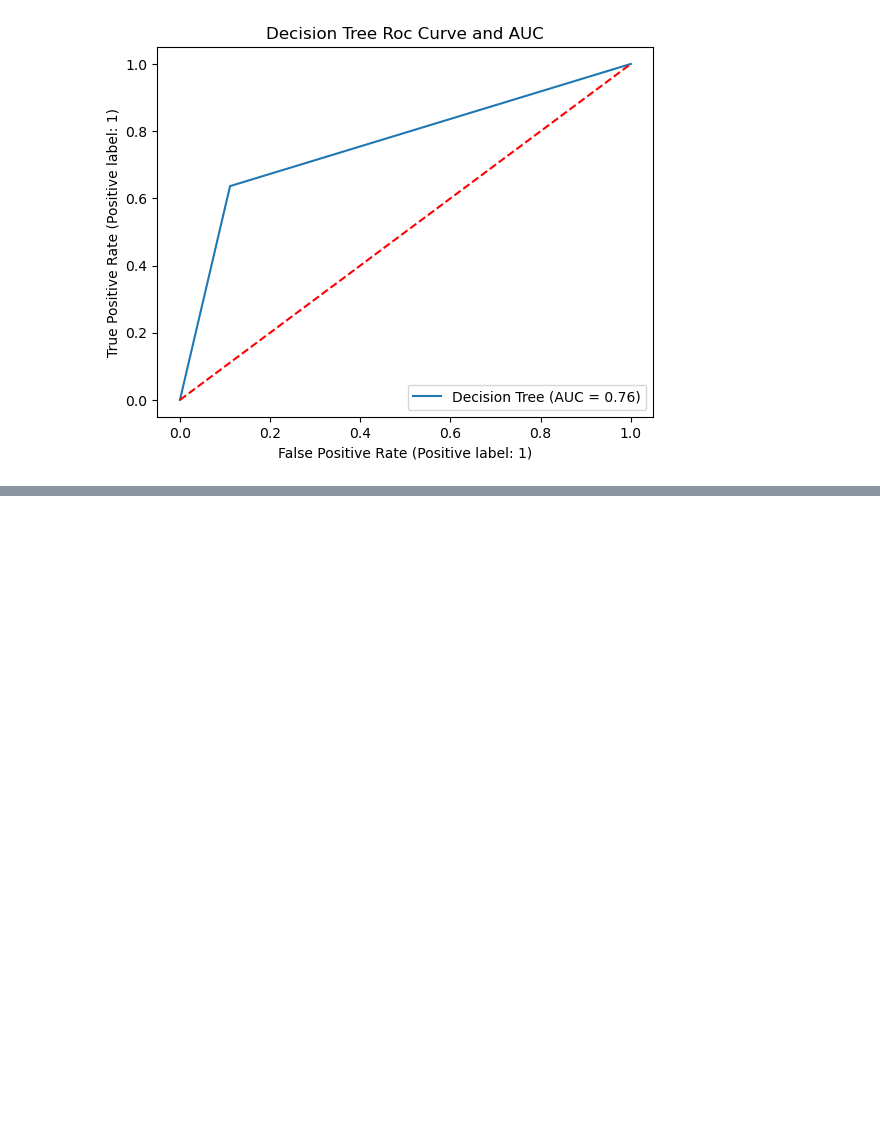
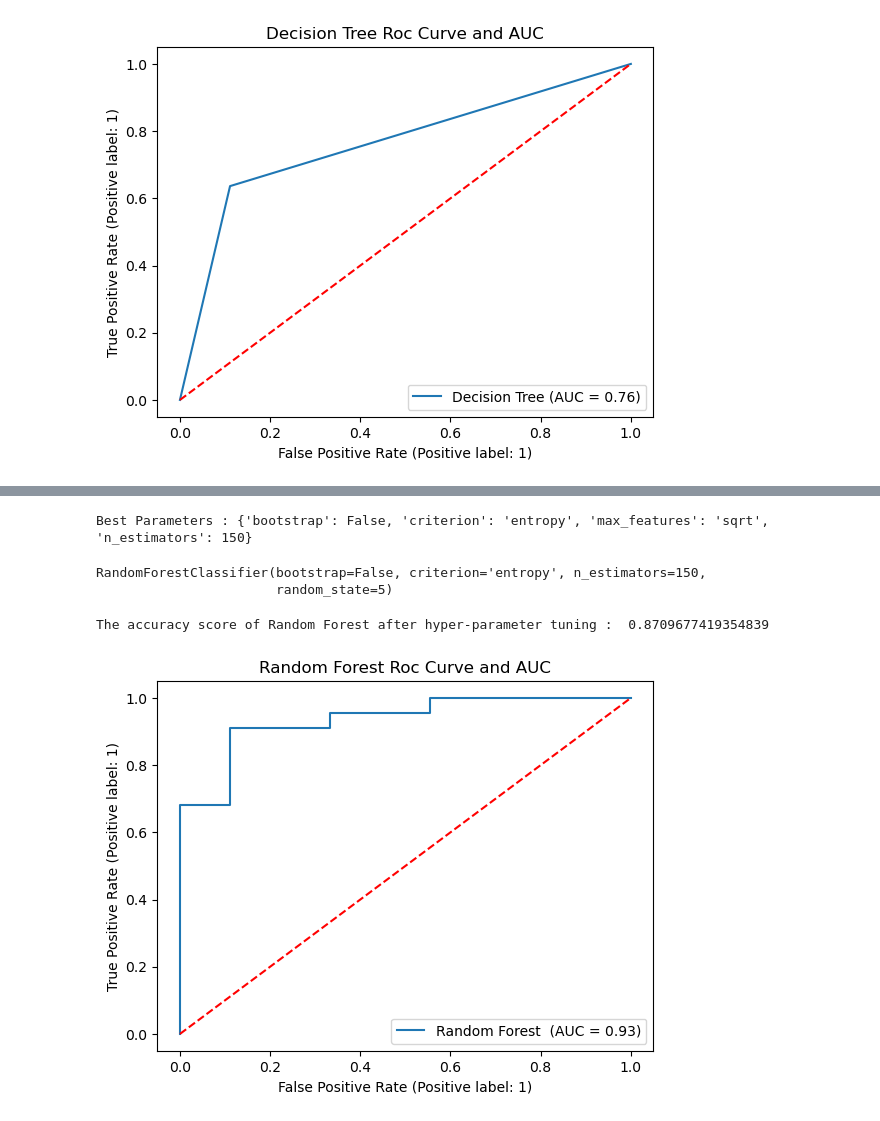
Before and after one commit to gokturkberke/heart-attack-prediction, a Jupyter notebook: Modelling.ipynb, the cells around one changed output, grey strips where cells are left out. Drawn from its saved outputs; the diff is of its cells as text; code cells hidden in the pictures; blank space fills up the shorter version.

```diff
--- a/Modelling.ipynb
+++ b/Modelling.ipynb
@@ -551,0 +644,2 @@ plt.show()
+# %%
+random_forest_grid = GridSearchCV(random_forest_new,param_grid = parameters)
@@ -551,0 +654,11 @@ plt.show()
+# %%
+print("Best Parameters :" , random_forest_grid.best_params_)
+# %% [output]
+Best Parameters : {'bootstrap': False, 'criterion': 'entropy', 'max_features': 'sqrt', 'n_estimators': 150}
+# %%
+random_forest_new2 = RandomForestClassifier(bootstrap = False,criterion = "entropy",max_features = "sqrt",n_estimators = 150 , random_state = 5)
+# %%
+random_forest_new2.fit(X_train,y_train)
+# %% [output]
+RandomForestClassifier(bootstrap=False, criterion='entropy', n_estimators=150,
+                       random_state=5)
@@ -551,0 +667,22 @@ plt.show()
+# %%
+print("The accuracy score of Random Forest after hyper-parameter tuning : " , accuracy_score(y_test,y_pred))
+# %% [output]
+The accuracy score of Random Forest after hyper-parameter tuning :  0.8709677419354839
+# %%
+from sklearn.metrics import RocCurveDisplay
+import matplotlib.pyplot as plt
+
+
+RocCurveDisplay.from_estimator(
+    random_forest_new2,
+    X_test,
+    y_test,
+    name="Random Forest "
+)
+
+
+plt.title("Random Forest Roc Curve and AUC")
+plt.plot([0, 1], [0, 1], "r--") #kirmizi renkte kesik cizgi
+plt.show()
+# %% [output]
+[figure, added]
```
Also changed, not shown: parts of 22 cells of this notebook.
